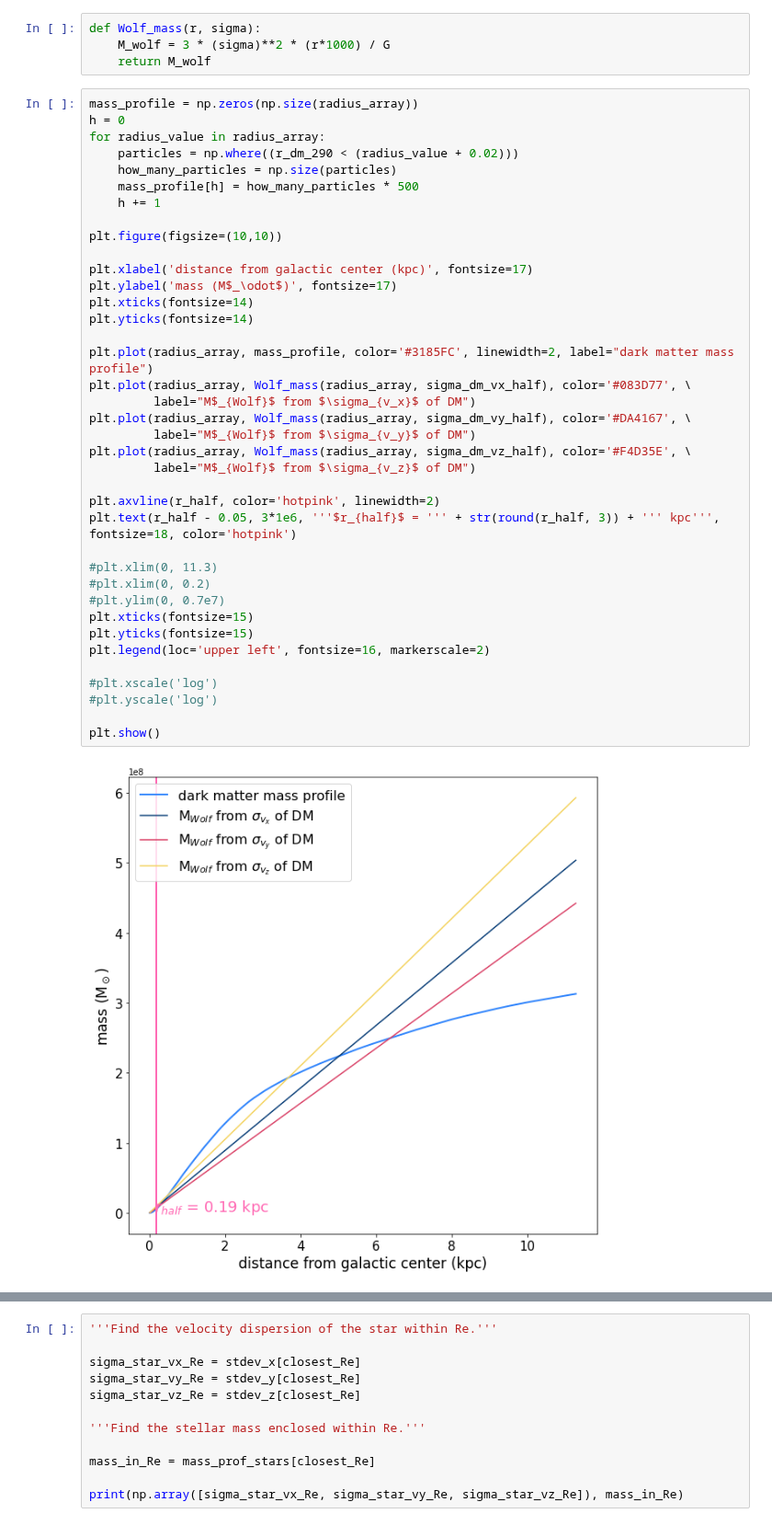
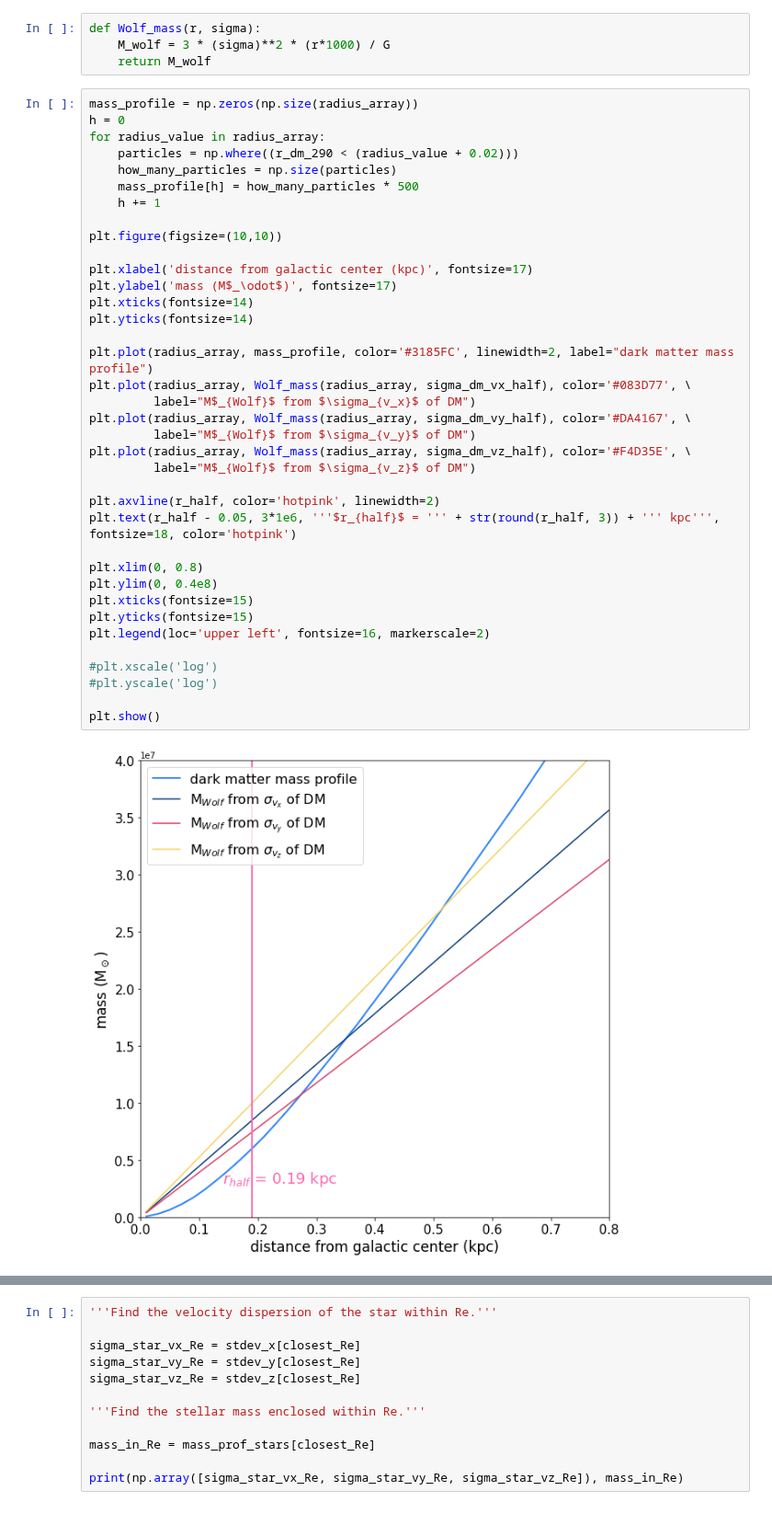
Before and after one commit to nguyenbinh1612/Binh_UFD, a Jupyter notebook: velocity/velocity_d1_noRT.ipynb, the cells around one changed output, grey strips where cells are left out. Shown at 92% size. Cells and saved outputs as stored; diff of their text form.

```diff
--- a/velocity/velocity_d1_noRT.ipynb
+++ b/velocity/velocity_d1_noRT.ipynb
@@ -437,37 +438,36 @@ for radius_value in radius_array:
     mass_profile[h] = how_many_particles * 500
     h += 1
 
 plt.figure(figsize=(10,10))
 
 plt.xlabel('distance from galactic center (kpc)', fontsize=17)
 plt.ylabel('mass (M$_\odot$)', fontsize=17)
 plt.xticks(fontsize=14)
 plt.yticks(fontsize=14)
 
 plt.plot(radius_array, mass_profile, color='#3185FC', linewidth=2, label="dark matter mass profile")
 plt.plot(radius_array, Wolf_mass(radius_array, sigma_dm_vx_half), color='#083D77', \
          label="M$_{Wolf}$ from $\sigma_{v_x}$ of DM")
 plt.plot(radius_array, Wolf_mass(radius_array, sigma_dm_vy_half), color='#DA4167', \
          label="M$_{Wolf}$ from $\sigma_{v_y}$ of DM")
 plt.plot(radius_array, Wolf_mass(radius_array, sigma_dm_vz_half), color='#F4D35E', \
          label="M$_{Wolf}$ from $\sigma_{v_z}$ of DM")
 
 plt.axvline(r_half, color='hotpink', linewidth=2)
 plt.text(r_half - 0.05, 3*1e6, '''$r_{half}$ = ''' + str(round(r_half, 3)) + ''' kpc''', fontsize=18, color='hotpink')
 
-#plt.xlim(0, 11.3)
-#plt.xlim(0, 0.2)
-#plt.ylim(0, 0.7e7)
+plt.xlim(0, 0.8)
+plt.ylim(0, 0.4e8)
 plt.xticks(fontsize=15)
 plt.yticks(fontsize=15)
 plt.legend(loc='upper left', fontsize=16, markerscale=2)
 
 #plt.xscale('log')
 #plt.yscale('log')
 
 plt.show()
 # %% [output]
-[figure, old version]
+[figure, new version]
 # %%
 plt.figure(figsize=(10,10))
 
```
Also changed, not shown: parts of 5 cells of this notebook, 2 other files.
